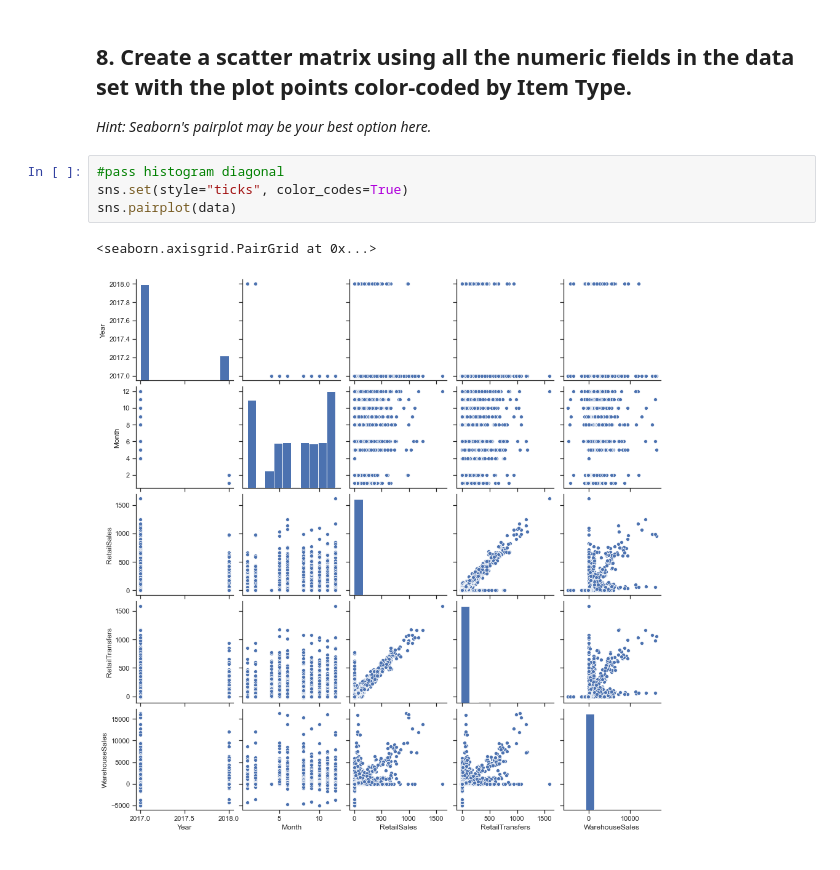
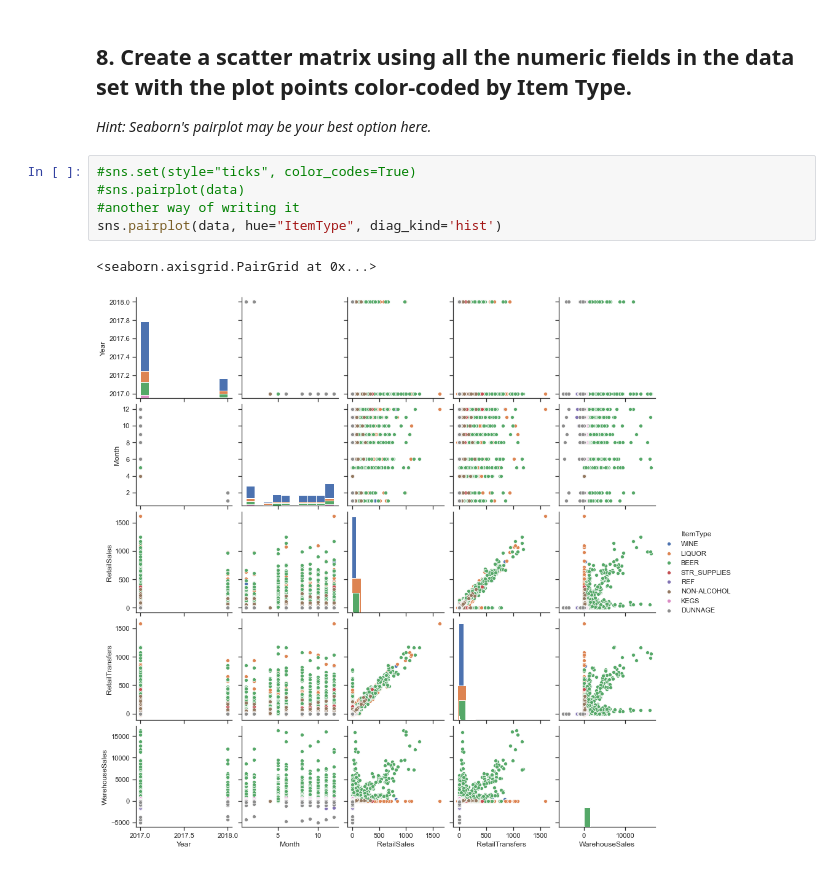
Before and after one commit to ironhack-datalabs/dataV2-labs, a Jupyter notebook: module-2/Plotting-Multiple-Data-Series/your-code/main.ipynb, the cells around one changed output. Saved outputs shown, nothing was run; the diff lists cells and outputs as text.

```diff
--- a/module-2/Plotting-Multiple-Data-Series/your-code/main.ipynb
+++ b/module-2/Plotting-Multiple-Data-Series/your-code/main.ipynb
@@ -135,9 +139,10 @@ sns.lmplot(x='RetailSales', y='RetailTransfers', hue='ItemType', data=data)
 
 *Hint: Seaborn's pairplot may be your best option here.*
 # %%
-#pass histogram diagonal
-sns.set(style="ticks", color_codes=True)
-sns.pairplot(data)
+#sns.set(style="ticks", color_codes=True)
+#sns.pairplot(data)
+#another way of writing it
+sns.pairplot(data, hue="ItemType", diag_kind='hist')
 # %% [output]
 <seaborn.axisgrid.PairGrid at 0x...>
-[figure, old version]
+[figure, new version]
```
Also changed, not shown: parts of 2 cells of this notebook, 2 other files.
